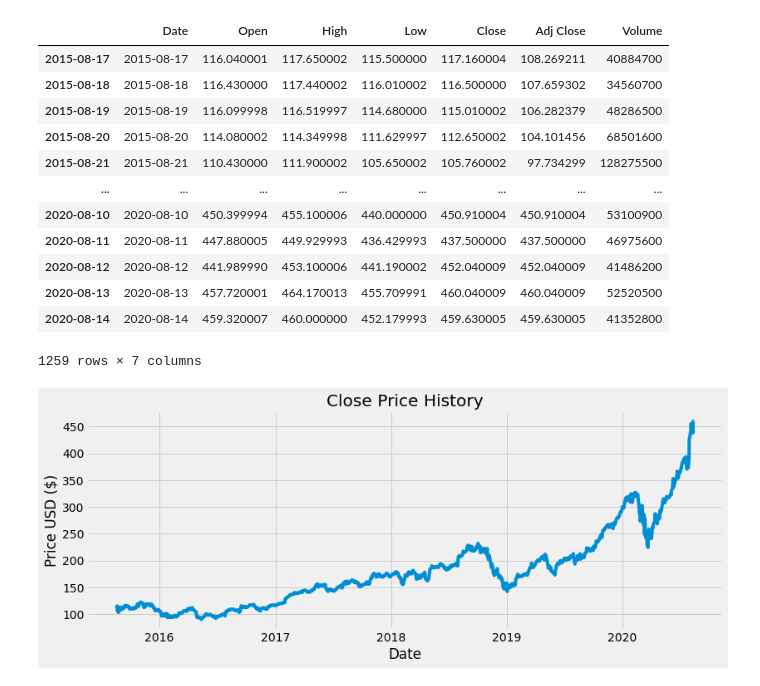
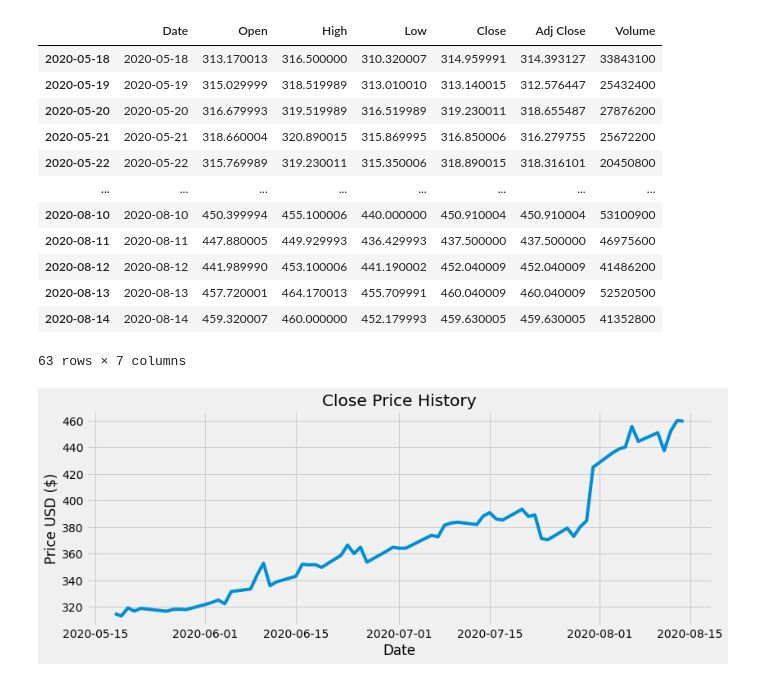
Before and after one commit to patricklee90/AIRAStock, a Jupyter notebook: Tutorial/[Youtube - Computer Science] Stock Tutorial/4 - Algorithmic Trading Strategy Using MACD & Python/prediction.ipynb, the cells around one changed output. Drawn from its saved outputs; the diff is of its cells as text; code cells hidden in the pictures.

```diff
--- a/Tutorial/[Youtube - Computer Science] Stock Tutorial/4 - Algorithmic Trading Strategy Using MACD & Python/prediction.ipynb
+++ b/Tutorial/[Youtube - Computer Science] Stock Tutorial/4 - Algorithmic Trading Strategy Using MACD & Python/prediction.ipynb
@@ -18,24 +18,24 @@ Saving AAPL.csv to AAPL.csv
 # %%
 # Store the data into a df
-df = pd.read_csv('AAPL.csv')
+df = pd.read_csv('AAPL_3M.csv')
 # Set the date to be the index
 df = df.set_index(pd.DatetimeIndex(df['Date'].values))
 
 df
 # %% [output]
 |  | Date | Open | High | Low | Close | Adj Close | Volume |
-| 2015-08-17 | 2015-08-17 | 116.040001 | 117.650002 | 115.500000 | 117.160004 | 108.269211 | 40884700 |
-| 2015-08-18 | 2015-08-18 | 116.430000 | 117.440002 | 116.010002 | 116.500000 | 107.659302 | 34560700 |
-| 2015-08-19 | 2015-08-19 | 116.099998 | 116.519997 | 114.680000 | 115.010002 | 106.282379 | 48286500 |
-| 2015-08-20 | 2015-08-20 | 114.080002 | 114.349998 | 111.629997 | 112.650002 | 104.101456 | 68501600 |
-| 2015-08-21 | 2015-08-21 | 110.430000 | 111.900002 | 105.650002 | 105.760002 | 97.734299 | 128275500 |
+| 2020-05-18 | 2020-05-18 | 313.170013 | 316.500000 | 310.320007 | 314.959991 | 314.393127 | 33843100 |
+| 2020-05-19 | 2020-05-19 | 315.029999 | 318.519989 | 313.010010 | 313.140015 | 312.576447 | 25432400 |
+| 2020-05-20 | 2020-05-20 | 316.679993 | 319.519989 | 316.519989 | 319.230011 | 318.655487 | 27876200 |
+| 2020-05-21 | 2020-05-21 | 318.660004 | 320.890015 | 315.869995 | 316.850006 | 316.279755 | 25672200 |
+| 2020-05-22 | 2020-05-22 | 315.769989 | 319.230011 | 315.350006 | 318.890015 | 318.316101 | 20450800 |
 | ... | ... | ... | ... | ... | ... | ... | ... |
 | 2020-08-10 | 2020-08-10 | 450.399994 | 455.100006 | 440.000000 | 450.910004 | 450.910004 | 53100900 |
 | 2020-08-11 | 2020-08-11 | 447.880005 | 449.929993 | 436.429993 | 437.500000 | 437.500000 | 46975600 |
 | 2020-08-12 | 2020-08-12 | 441.989990 | 453.100006 | 441.190002 | 452.040009 | 452.040009 | 41486200 |
 | 2020-08-13 | 2020-08-13 | 457.720001 | 464.170013 | 455.709991 | 460.040009 | 460.040009 | 52520500 |
 | 2020-08-14 | 2020-08-14 | 459.320007 | 460.000000 | 452.179993 | 459.630005 | 459.630005 | 41352800 |
-1259 rows × 7 columns
+63 rows × 7 columns
 # %%
 # Visually show the stock price
 
@@ -46,7 +46,7 @@ plt.xlabel('Date')
 plt.ylabel('Price USD ($)')
 plt.show()
 # %% [output]
-[figure, old version]
+[figure, new version]
 # %%
 # Calculate the MAD and signal ine indicators
 # Calculate the short term exponential moving average (EMA)
```
Also changed, not shown: parts of 7 cells of this notebook, 3 other files.
